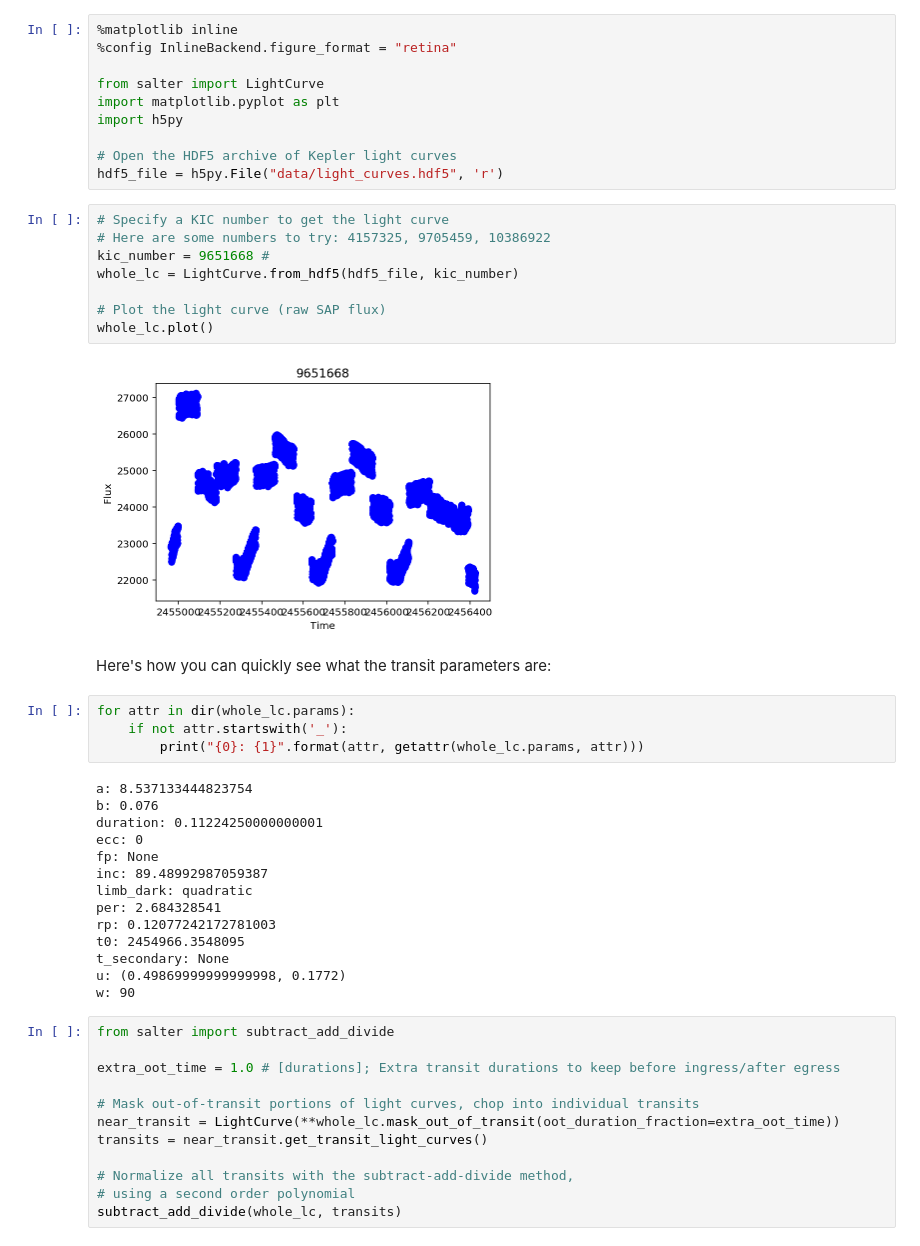
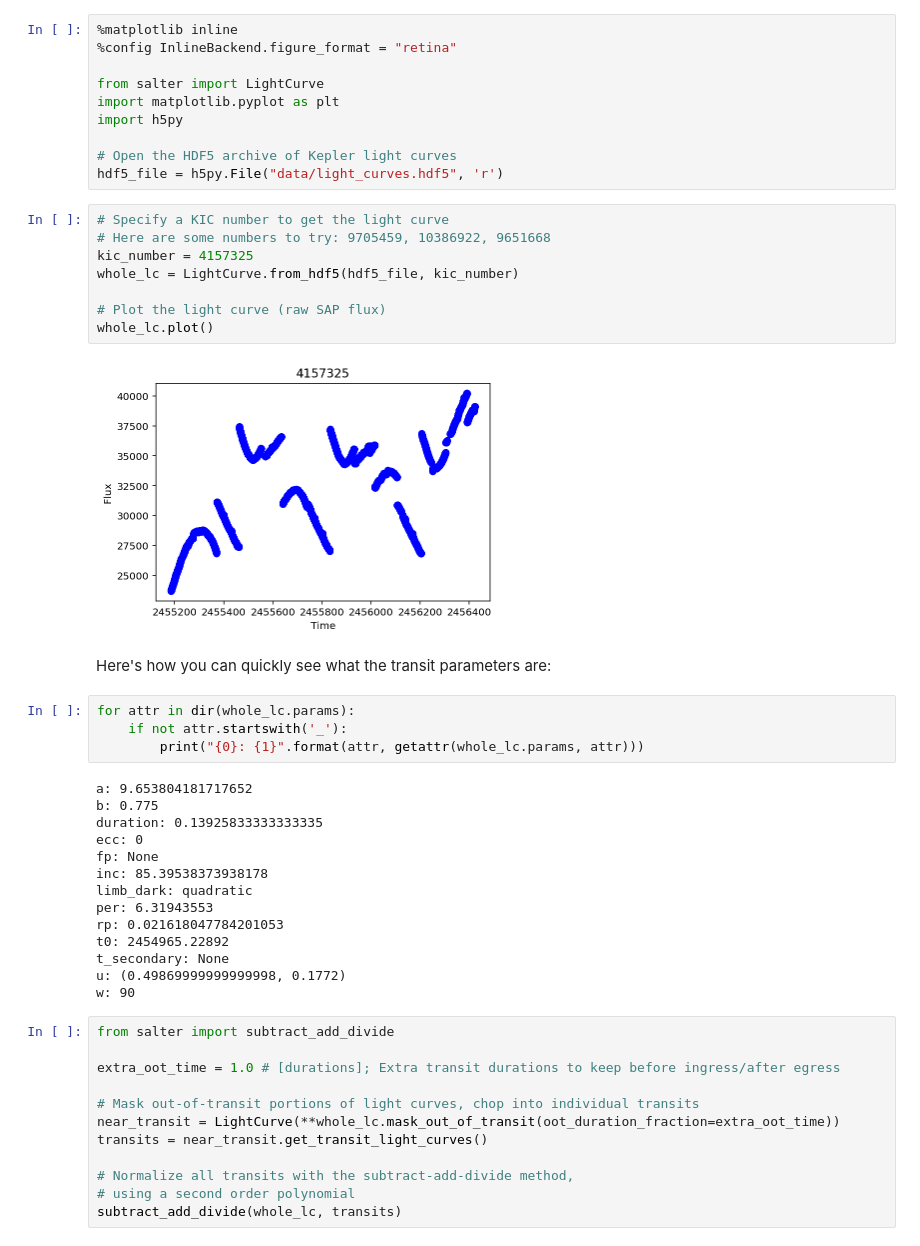
Before and after one commit to bmorris3/salter, a Jupyter notebook: show_lc.ipynb, the cells around one changed output. Saved outputs shown, nothing was run; the diff lists cells and outputs as text.

```diff
--- a/show_lc.ipynb
+++ b/show_lc.ipynb
@@ -12,14 +12,14 @@ import h5py
 hdf5_file = h5py.File("data/light_curves.hdf5", 'r')
 # %%
 # Specify a KIC number to get the light curve
-# Here are some numbers to try: 4157325, 9705459, 10386922
-kic_number = 9651668 #
+# Here are some numbers to try: 9705459, 10386922, 9651668
+kic_number = 4157325
 whole_lc = LightCurve.from_hdf5(hdf5_file, kic_number)
 
 # Plot the light curve (raw SAP flux)
 whole_lc.plot()
 # %% [output]
-[figure, old version]
+[figure, new version]
 # %% [markdown]
 Here's how you can quickly see what the transit parameters are:
 # %%
@@ -27,16 +27,16 @@ for attr in dir(whole_lc.params):
     if not attr.startswith('_'):
         print("{0}: {1}".format(attr, getattr(whole_lc.params, attr)))
 # %% [output]
-a: 8.537133444823754
-b: 0.076
-duration: 0.11224250000000001
+a: 9.653804181717652
+b: 0.775
+duration: 0.13925833333333335
 ecc: 0
 fp: None
-inc: 89.48992987059387
+inc: 85.39538373938178
 limb_dark: quadratic
-per: 2.684328541
-rp: 0.12077242172781003
-t0: 2454966.3548095
+per: 6.31943553
+rp: 0.021618047784201053
+t0: 2454965.22892
 t_secondary: None
 u: (0.49869999999999998, 0.1772)
 w: 90
```
Also changed, not shown: parts of 6 cells of this notebook.
